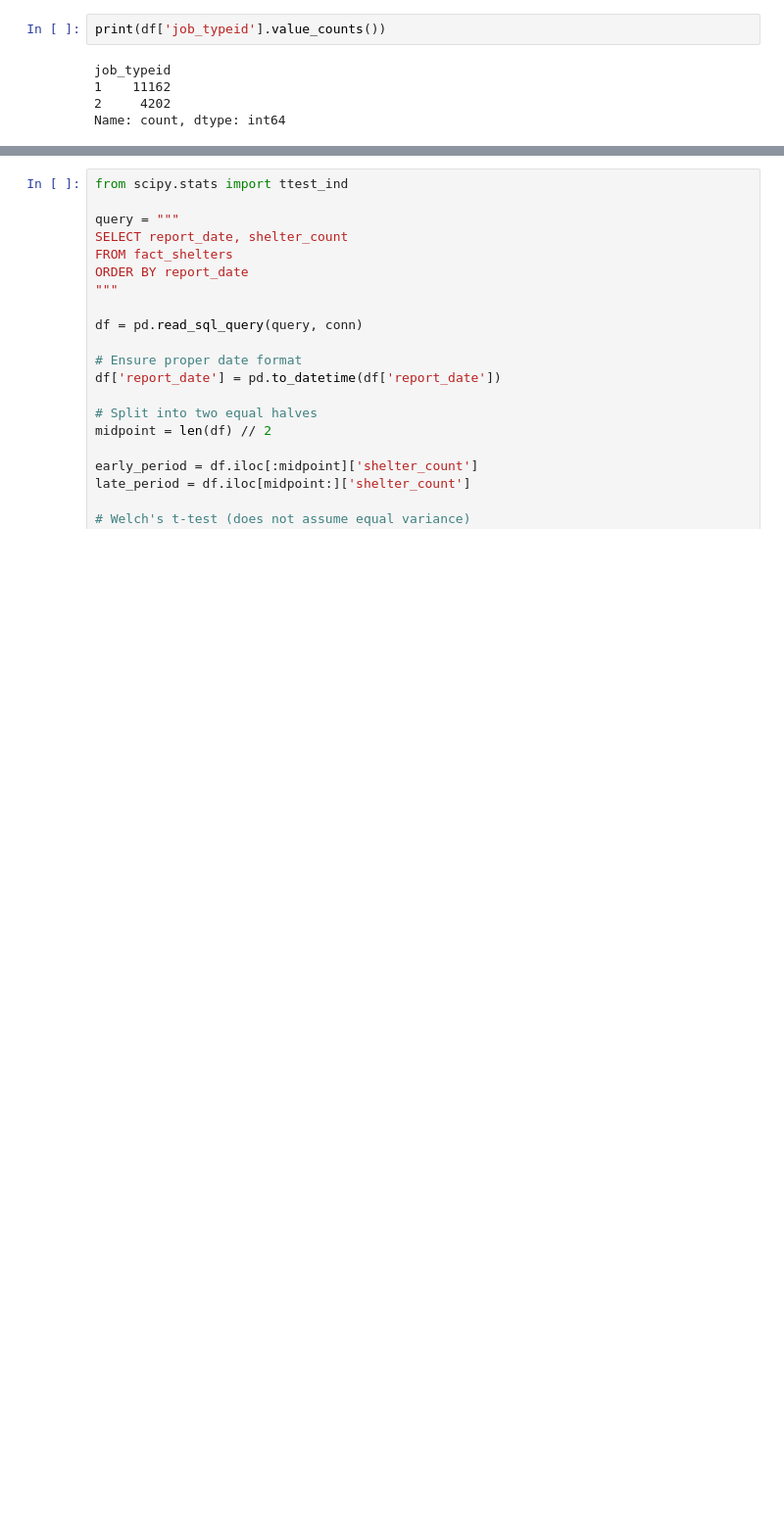
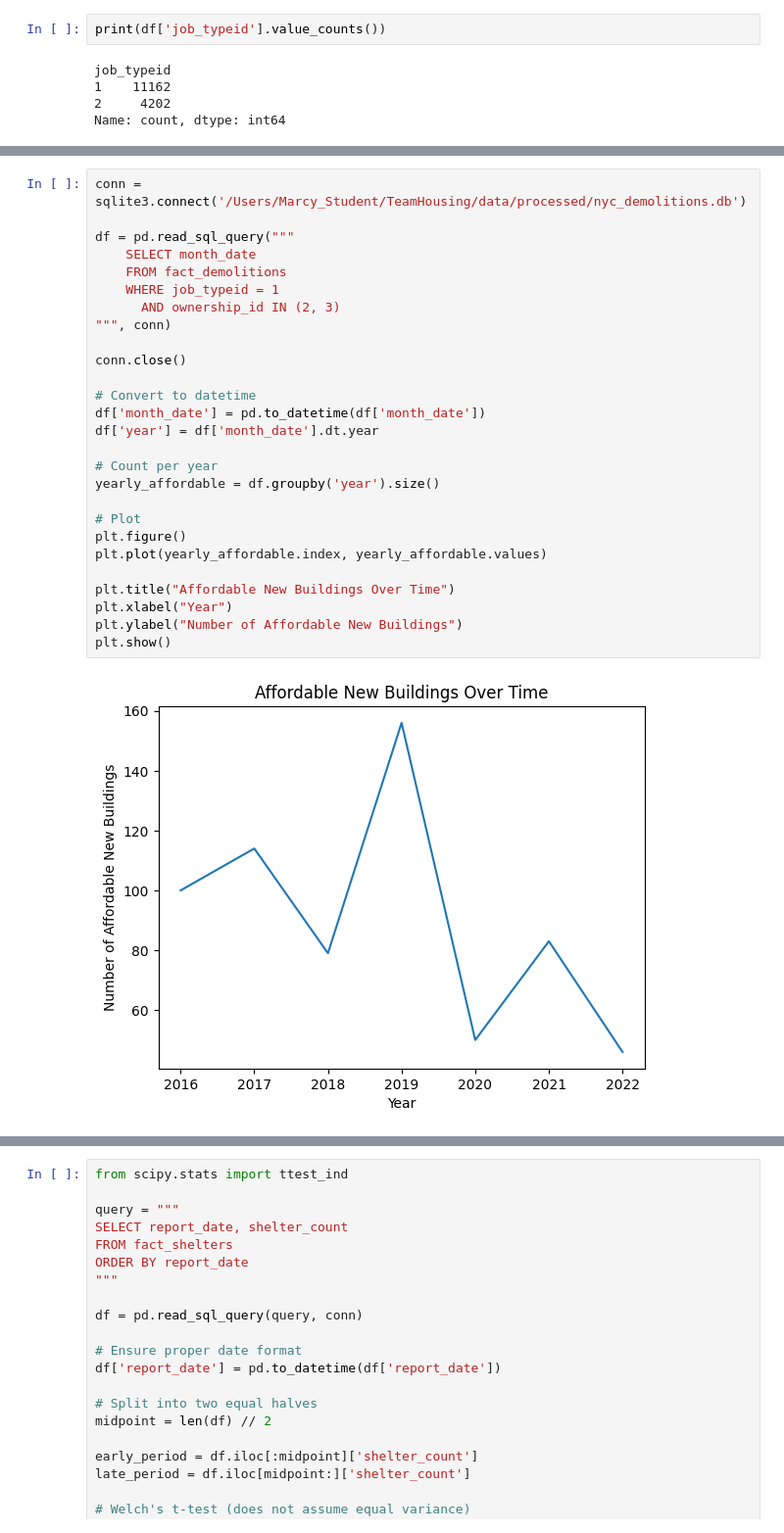
Before and after one commit to kevinserr/Time_Series_Forecast_of_Homelessness_in_NYC_with_Local_Model_Deployment, a Jupyter notebook: python/thomas_eda.ipynb, the cells around one changed output, grey strips where cells are left out. Shown at 98% size. Drawn from its saved outputs; the diff is of its cells as text; blank space fills up the shorter version.

```diff
--- a/python/thomas_eda.ipynb
+++ b/python/thomas_eda.ipynb
@@ -63,0 +114,29 @@ Name: count, dtype: int64
+# %%
+conn = sqlite3.connect('/Users/Marcy_Student/TeamHousing/data/processed/nyc_demolitions.db')
+
+df = pd.read_sql_query("""
+    SELECT month_date
+    FROM fact_demolitions
+    WHERE job_typeid = 1
+      AND ownership_id IN (2, 3)
+""", conn)
+
+conn.close()
+
+# Convert to datetime
+df['month_date'] = pd.to_datetime(df['month_date'])
+df['year'] = df['month_date'].dt.year
+
+# Count per year
+yearly_affordable = df.groupby('year').size()
+
+# Plot
+plt.figure()
+plt.plot(yearly_affordable.index, yearly_affordable.values)
+
+plt.title("Affordable New Buildings Over Time")
+plt.xlabel("Year")
+plt.ylabel("Number of Affordable New Buildings")
+plt.show()
+# %% [output]
+[figure, added]
```
Also changed, not shown: parts of 6 cells of this notebook.
